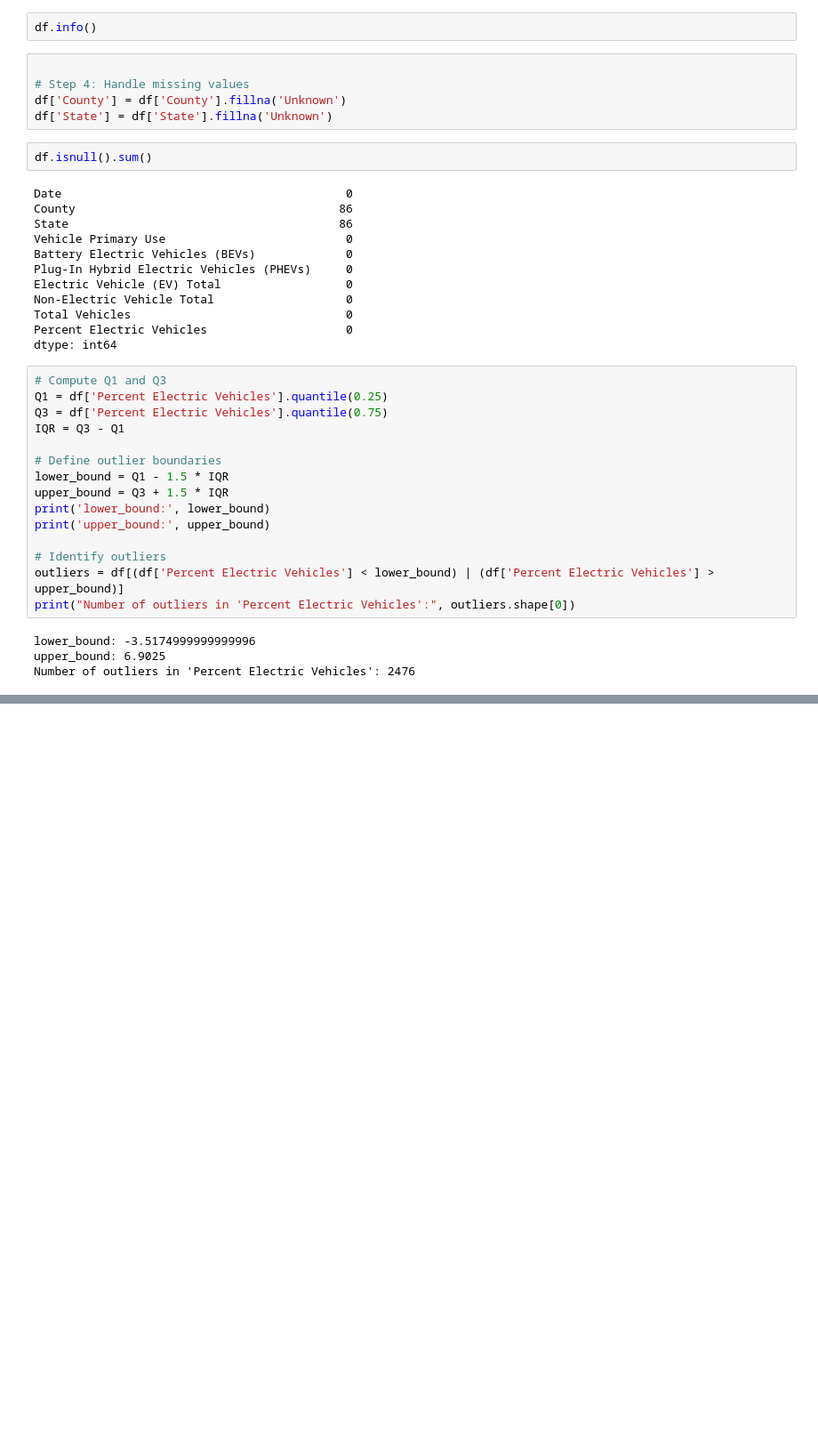
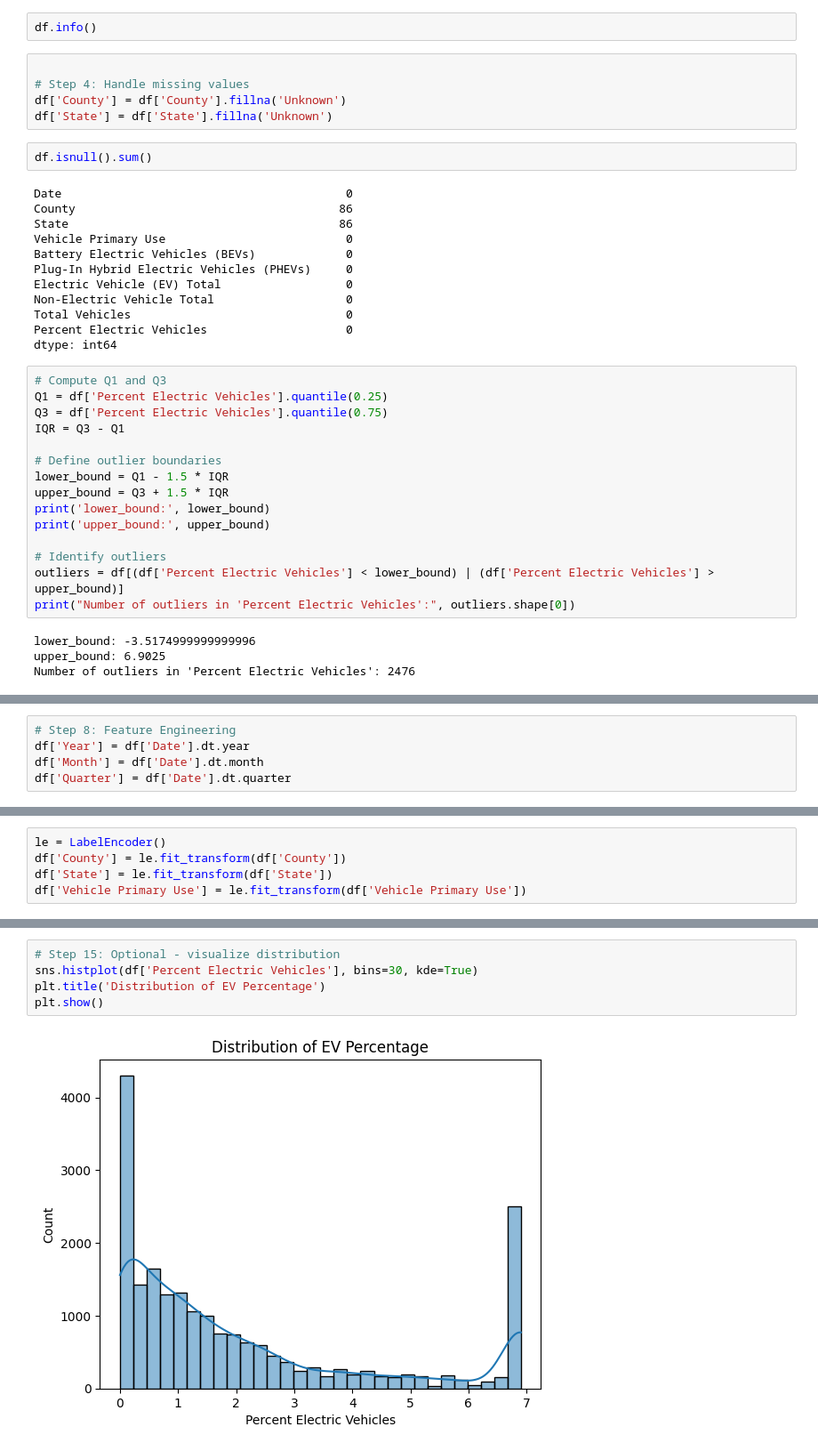
Before and after one commit to P-Manusha/EV_VEHICLE_DEMAND_PREDICTION-, a Jupyter notebook: AICTE_INTERN/week1.ipynb, the cells around one changed output, grey strips where cells are left out. Shown at 89% size. Drawn from its saved outputs; the diff is of its cells as text; blank space fills up the shorter version.

```diff
--- a/AICTE_INTERN/week1.ipynb
+++ b/AICTE_INTERN/week1.ipynb
@@ -102,6 +102,11 @@ dtype: int64
 | 2 | 2020-01-31 | Dakota | MN | Passenger | 0 | 1 | ... |
 | 3 | 2022-06-30 | Ferry | WA | Truck | 0 | 0 | ... |
 | 4 | 2021-07-31 | Douglas | CO | Passenger | 0 | 1 | ... |
+# %%
+# Step 8: Feature Engineering
+df['Year'] = df['Date'].dt.year
+df['Month'] = df['Date'].dt.month
+df['Quarter'] = df['Date'].dt.quarter
 # %%
 # Cap the outliers - it keeps all the data while reducing the skew from extreme values.
 
@@ -113,3 +117,8 @@ outliers = df[(df['Percent Electric Vehicles'] < lower_bound) | (df['Percent Ele
 print("Number of outliers in 'Percent Electric Vehicles':", outliers.shape[0])
 # %% [output]
 Number of outliers in 'Percent Electric Vehicles': 0
+# %%
+le = LabelEncoder()
+df['County'] = le.fit_transform(df['County'])
+df['State'] = le.fit_transform(df['State'])
+df['Vehicle Primary Use'] = le.fit_transform(df['Vehicle Primary Use'])
@@ -115,0 +139,7 @@ Number of outliers in 'Percent Electric Vehicles': 0
+# %%
+# Step 15: Optional - visualize distribution
+sns.histplot(df['Percent Electric Vehicles'], bins=30, kde=True)
+plt.title('Distribution of EV Percentage')
+plt.show()
+# %% [output]
+[figure, added]
```
Also changed, not shown: parts of 4 cells of this notebook.
